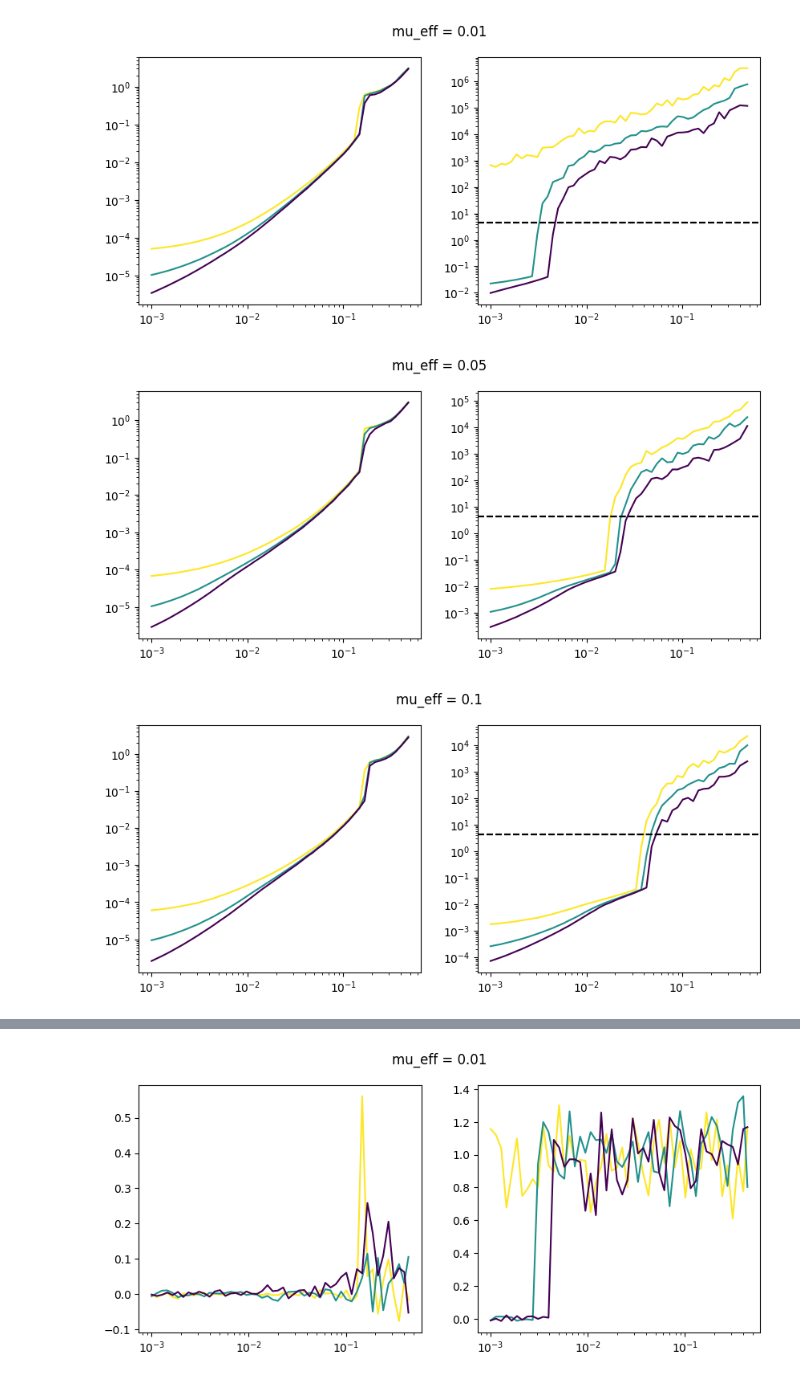
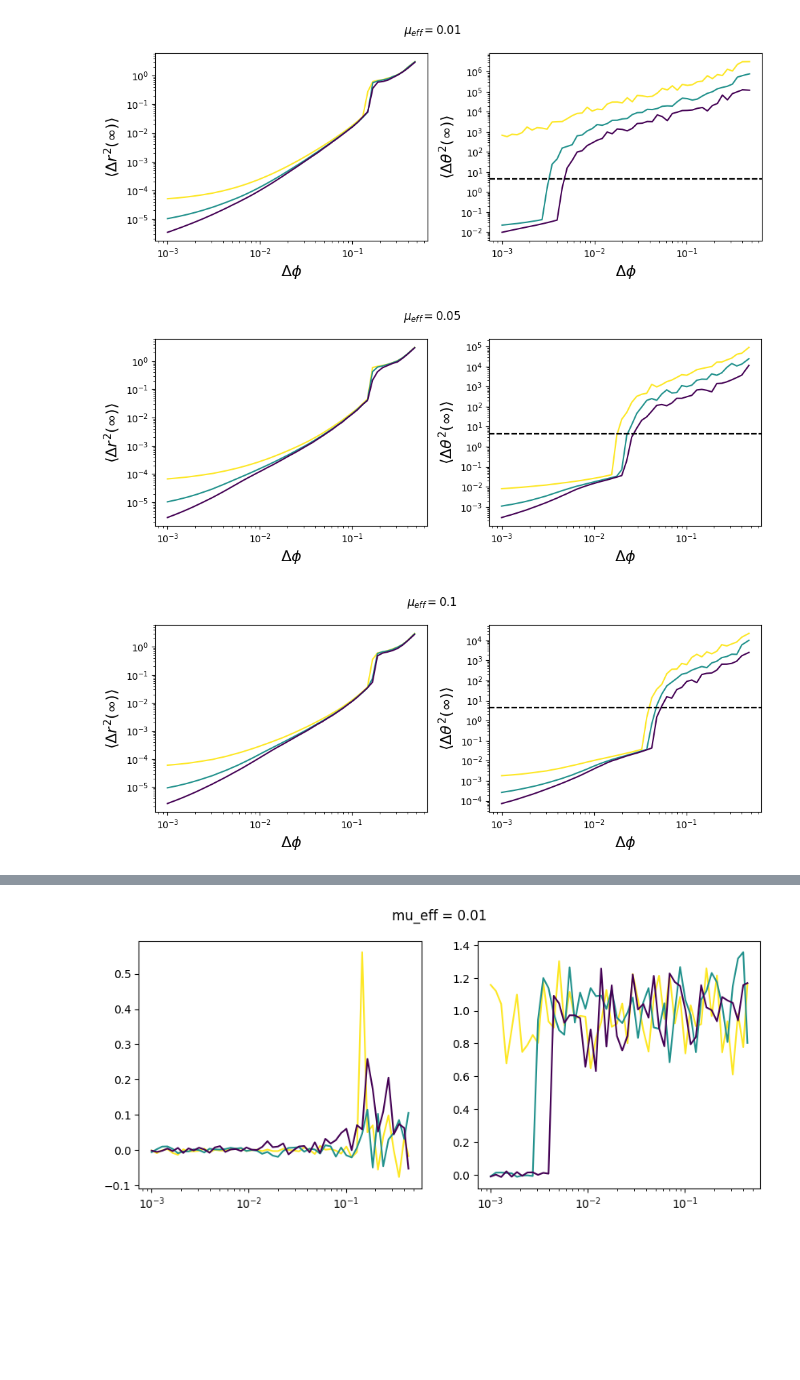
Before and after one commit to mmccraw98/notebooks-fall-25, a Jupyter notebook: 09/2-particle-box-sampling/diffusion-and-free-volume.ipynb, the cells around one changed output, grey strips where cells are left out. Cells and saved outputs as stored; diff of their text form; code cells hidden in the pictures; blank space fills up the shorter version.

```diff
--- a/09/2-particle-box-sampling/diffusion-and-free-volume.ipynb
+++ b/09/2-particle-box-sampling/diffusion-and-free-volume.ipynb
@@ -230,11 +272,12 @@ for i, mu_eff in enumerate(mu_eff_paths):
     path = os.path.join(data_root, mu_eff)
     try:
         state = load_state_h5(os.path.join(path, "box_sample_result.h5"))
+        data = load(os.path.join(path, "offset"), location=['init', 'final'])
     except Exception as e:
         print(e)
         print(path)
         continue
-    plt.plot([v['delta_phi'] for v in state.values()], [v['n_valid_samples'] / v['n_samples'] for v in state.values()], c=cmap(mu_eff_norm(mu_eff_scalars[i])))
+    plt.plot([v['delta_phi'] for v in state.values()], [(v['n_valid_samples'] / v['n_samples']) * np.prod(state[30]['box_size'] - 2 * 0.5 * data.vertex_rad.max()) for v in state.values()], c=cmap(mu_eff_norm(mu_eff_scalars[i])))
 plt.xscale('log')
 plt.yscale('log')
 # %% [output]
@@ -297,0 +368,36 @@ d_data = np.array(d_data)
+# %%
+for i, mu_eff in enumerate(mu_eff_paths):
+    path = os.path.join(data_root, mu_eff)
+    fig, ax = plt.subplots(1, 2, figsize=(10, 4))
+    for T in ['1e-05', '1e-06', '1e-07']:
+        T_fl = float(T)
+        data_path = os.path.join(path, f'dynamics_{T}')
+        msd_path = data_path + '_msd.npz'
+        data = load(data_path, location=['init', 'final'], load_trajectory=True, load_full=False)
+        msd_data = np.load(msd_path)
+        t = msd_data['t']
+        ids = msd_data['ids']
+        msd = np.array([np.mean(msd_data['msd'][:, ids == i], axis=1) for i in np.unique(ids)])
+        dphi_unique = np.unique(data.delta_phi)
+        norm = LogNorm(vmin=dphi_unique.min(), vmax=dphi_unique.max())
+        for i in [0, 10, 20, 30, 40, 49]:
+            ax[0].plot(t * np.sqrt(T_fl), msd[i, :, 0], c=cmap(norm(dphi_unique[i])))
+
+        msd_path = data_path + '_capped_msad.npz'
+        data = load(data_path, location=['init', 'final'], load_trajectory=True, load_full=False)
+        msd_data = np.load(msd_path)
+        t = msd_data['t']
+        ids = msd_data['ids']
+        msd = np.array([np.mean(msd_data['msd'][:, ids == i], axis=1) for i in np.unique(ids)])
+        for i in [0, 10, 20, 30, 40, 49]:
+            ax[1].plot(t * np.sqrt(T_fl), msd[i, :], c=cmap(norm(dphi_unique[i])))
+
+    for a in ax:
+        a.set_xscale('log')
+        a.set_yscale('log')
+        a.set_xlabel(r'$t \sqrt{T}$', fontsize=16)
+    plt.suptitle(r'$\mu_{eff}=$' + f'{mu_eff}')
+    ax[0].set_ylabel(r'$\langle \Delta r^2 \rangle$', fontsize=16)
+    ax[1].set_ylabel(r'$\langle \Delta \theta_C^2 \rangle$', fontsize=16)
+    plt.tight_layout()
+    plt.show()
@@ -298,28 +409,32 @@ d_data = np.array(d_data)
 # %%
 for i, mu_eff in enumerate(mu_eff_paths):
     path = os.path.join(data_root, mu_eff)
     fig, ax = plt.subplots(1, 2, figsize=(10, 4))
     norm = LogNorm(vmin=1e-7, vmax=1e-5)
     cmap = plt.cm.viridis
     for T in ['1e-05', '1e-06', '1e-07']:
         T_fl = float(T)
         data_path = os.path.join(path, f'dynamics_{T}')
         msd_path = data_path + '_msd.npz'
         data = load(data_path, location=['init', 'final'], load_trajectory=True, load_full=False)
         msd_data = np.load(msd_path)
         t = msd_data['t']
         ids = msd_data['ids']
         msd = np.array([np.mean(msd_data['msd'][:, ids == i], axis=1) for i in np.unique(ids)])
 
         ax[0].plot(dphi_unique, np.mean(msd[:, -10:, :], axis=1)[:, 0], c=cmap(norm(T_fl)))
         ax[1].plot(dphi_unique, np.mean(msd[:, -10:, :], axis=1)[:, 1], c=cmap(norm(T_fl)))
         ax[1].axhline(data.angular_period[0] ** 2, c='k', linestyle='--')
     for a in ax:
         a.set_xscale('log')
         a.set_yscale('log')
-    plt.suptitle(f'mu_eff = {mu_eff}')
+        a.set_xlabel(r'$\Delta \phi$', fontsize=16)
+    plt.suptitle(r'$\mu_{eff}=$' + f'{mu_eff}')
+    ax[0].set_ylabel(r'$\langle \Delta r^2 (\infty) \rangle$', fontsize=16)
+    ax[1].set_ylabel(r'$\langle \Delta \theta^2 (\infty) \rangle$', fontsize=16)
+    plt.tight_layout()
     plt.show()
 # %% [output]
-[figure, old version]
+[figure, new version]
-[figure, old version]
+[figure, new version]
-[figure, old version]
+[figure, new version]
```
Also changed, not shown: parts of 11 cells of this notebook, 1 other file.
